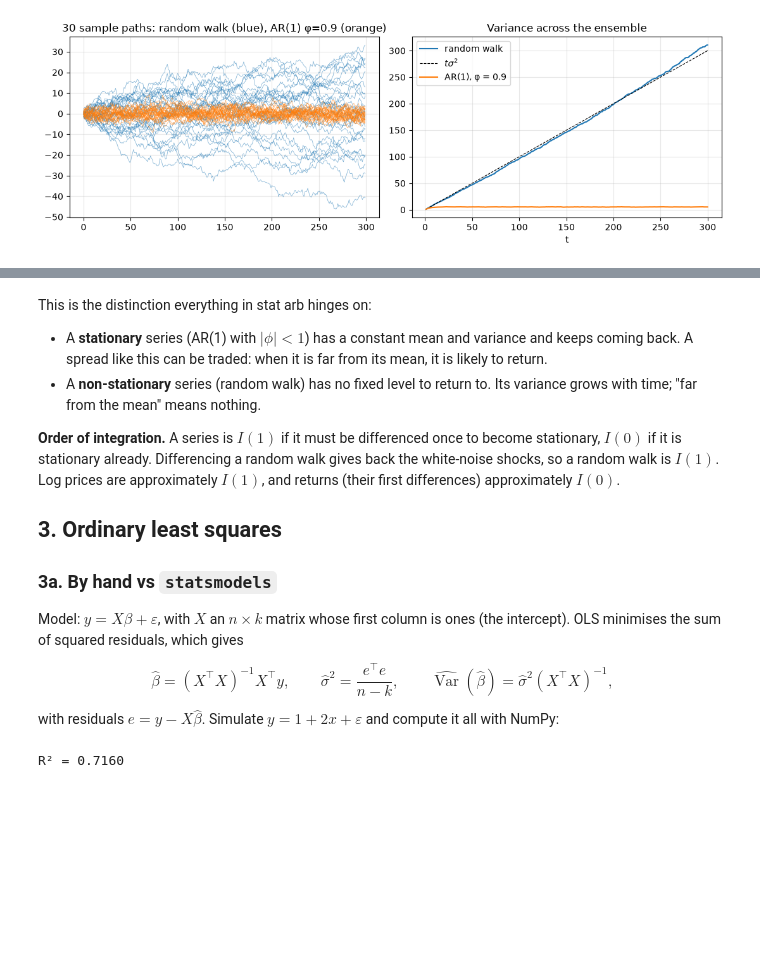
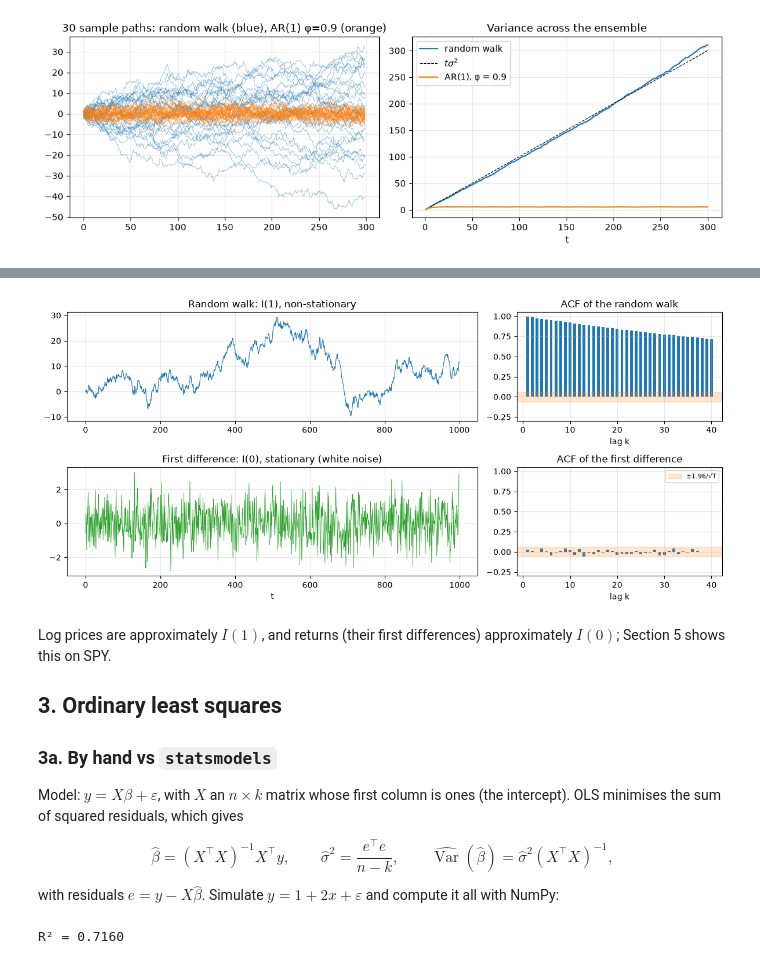
Before and after one commit to aaaalex-m/starb, a Jupyter notebook: modules/03-stats-toolkit/notebook.ipynb, the cells around one changed output, grey strips where cells are left out. Drawn from its saved outputs; the diff is of its cells as text; code cells hidden in the pictures; blank space fills up the shorter version.

```diff
--- a/modules/03-stats-toolkit/notebook.ipynb
+++ b/modules/03-stats-toolkit/notebook.ipynb
@@ -126,16 +235,23 @@ fig.tight_layout()
+# %%
+walk = simulate.random_walk(1000, seed=np.random.default_rng(33))
+diffed = np.diff(walk)
+
+fig, axes = plt.subplots(2, 2, figsize=(12, 5.5), gridspec_kw={"width_ratios": [2, 1]})
+axes[0, 0].plot(walk, lw=0.8)
+axes[0, 0].set_title("Random walk: I(1), non-stationary")
+plot_acf(axes[0, 1], stats.acf(walk, 40), len(walk), "ACF of the random walk")
+axes[1, 0].plot(diffed, lw=0.6, color="C2")
+axes[1, 0].set_title("First difference: I(0), stationary (white noise)")
+axes[1, 0].set_xlabel("t")
+plot_acf(axes[1, 1], stats.acf(diffed, 40), len(diffed), "ACF of the first difference")
+axes[1, 1].legend(fontsize=8)
+fig.tight_layout()
+save(fig, "differencing-random-walk.png")
+# %% [output]
+[figure, added]
 # %% [markdown]
-This is the distinction everything in stat arb hinges on:
-
-- A **stationary** series (AR(1) with $\lvert\phi\rvert \lt 1$) has a constant mean and variance and
-  keeps coming back. A spread like this can be traded: when it is far from its mean, it is
-  likely to return.
-- A **non-stationary** series (random walk) has no fixed level to return to. Its variance
-  grows with time; "far from the mean" means nothing.
-
-**Order of integration.** A series is $I(1)$ if it must be differenced once to become
-stationary, $I(0)$ if it is stationary already. Differencing a random walk gives back the
-white-noise shocks, so a random walk is $I(1)$. Log prices are approximately $I(1)$, and
-returns (their first differences) approximately $I(0)$.
+Log prices are approximately $I(1)$, and returns (their first differences) approximately
+$I(0)$; Section 5 shows this on SPY.
 
 ## 3. Ordinary least squares
 
```
Also changed, not shown: parts of 12 cells of this notebook, 6 other files.
